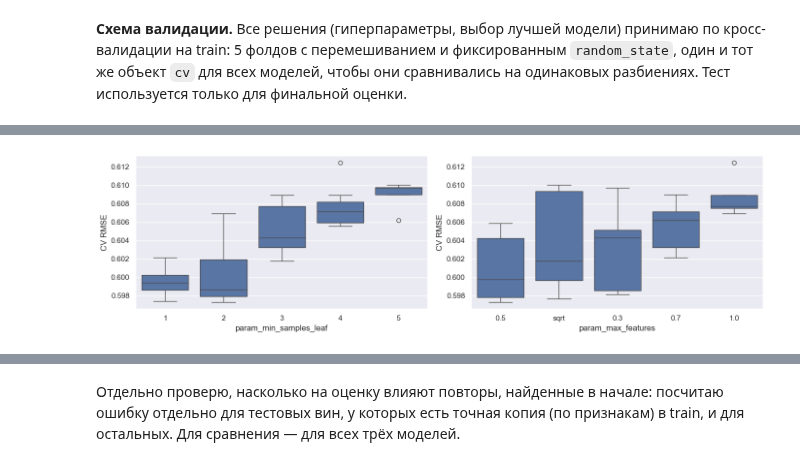
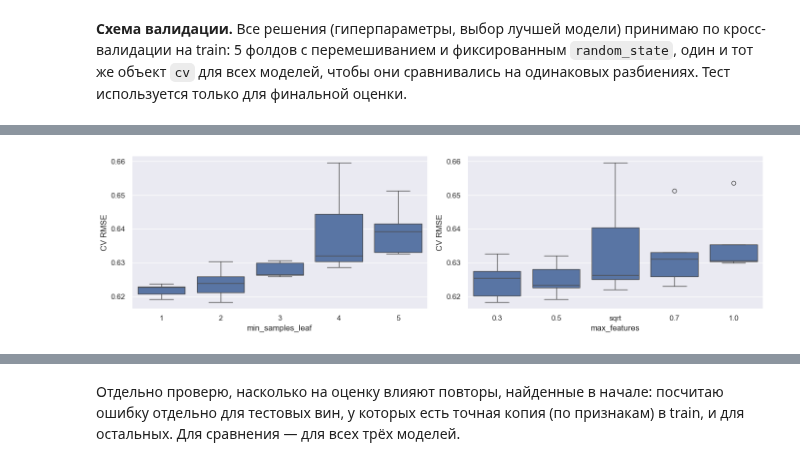
Before and after one commit to gCTRL26/ml_course_mai, a Jupyter notebook: regression/lab01.ipynb, the cells around one changed output, grey strips where cells are left out. Cells and saved outputs as stored; diff of their text form; code cells hidden in the pictures.

```diff
--- a/regression/lab01.ipynb
+++ b/regression/lab01.ipynb
@@ -258,0 +313,7 @@ Text(0.5, 1.0, 'Корреляции между признаками')
+# %%
+skewed = ["residual sugar", "chlorides", "free sulfur dioxide", "total sulfur dioxide", "sulphates"]
+
+pd.DataFrame({
+    "skew до": X_train[skewed].skew(),
+    "skew после log": np.log1p(X_train[skewed]).skew(),
+}).round(2)
@@ -422,20 +553,20 @@ coefs.sort_values("|вес после масштабирования|", ascendin
 # %%
 from sklearn.linear_model import Ridge
-from sklearn.model_selection import RandomizedSearchCV
 from scipy.stats import loguniform
 
-ridge_pipeline = Pipeline([
-    ("scaling", StandardScaler()),
+ridge_pipeline = Pipeline(make_features() + [
+    ("scaling2", StandardScaler()),
     ("regression", Ridge())
 ])
 
 ridge_searcher = RandomizedSearchCV(
     ridge_pipeline,
-    {"regression__alpha": loguniform(1e-3, 1e3)},
+    {"regression__alpha": loguniform(1e-3, 1e4)},
     n_iter=30,
     scoring="neg_root_mean_squared_error",
     cv=cv,
-    random_state=RANDOM_STATE
+    random_state=RANDOM_STATE,
+    n_jobs=-1
 )
 ridge_searcher.fit(X_train, y_train)
 
@@ -447,5 +578,5 @@ plt.scatter(alphas, -ridge_searcher.cv_results_["mean_test_score"])
 plt.xscale("log")
 plt.xlabel("alpha")
 plt.ylabel("CV RMSE")
-plt.title("Ridge: подбор alpha")
+plt.title("Ridge на новых признаках: подбор alpha")
 # %% [output]
@@ -473,15 +728,15 @@ from sklearn.ensemble import RandomForestRegressor
 from scipy.stats import randint
 
 rf_params = {
-    "n_estimators": randint(100, 600),
-    "max_depth": [None, 10, 15, 20, 30],
-    "min_samples_split": randint(2, 11),
-    "min_samples_leaf": randint(1, 6),
-    "max_features": ["sqrt", 0.3, 0.5, 0.7, 1.0],
+    "model__n_estimators": randint(100, 600),
+    "model__max_depth": [None, 10, 15, 20, 30],
+    "model__min_samples_split": randint(2, 11),
+    "model__min_samples_leaf": randint(1, 6),
+    "model__max_features": ["sqrt", 0.3, 0.5, 0.7, 1.0],
 }
 
 rf_searcher = RandomizedSearchCV(
-    RandomForestRegressor(random_state=RANDOM_STATE),
+    Pipeline(make_features() + [("model", RandomForestRegressor(random_state=RANDOM_STATE))]),
     rf_params,
     n_iter=30,
     scoring="neg_root_mean_squared_error",
@@ -499,6 +754,6 @@ Best CV RMSE = 0.5973
 # %%
-rf_cv_results = pd.DataFrame(rf_searcher.cv_results_)
+rf_cv_results = pd.DataFrame(rf_searcher.cv_results_).rename(columns=lambda col: col.replace("param_model__", ""))
 rf_cv_results["CV RMSE"] = -rf_cv_results["mean_test_score"]
 rf_cv_results = rf_cv_results.sort_values("CV RMSE")
-rf_cv_results[["param_n_estimators", "param_max_depth", "param_min_samples_split", "param_min_samples_leaf", "param_max_features", "CV RMSE", "std_test_score"]].head(10)
+rf_cv_results[["n_estimators", "max_depth", "min_samples_split", "min_samples_leaf", "max_features", "CV RMSE", "std_test_score"]].head(10)
 # %% [output]
@@ -516,10 +771,10 @@ rf_cv_results[["param_n_estimators", "param_max_depth", "param_min_samples_split
 # %%
 fig, axs = plt.subplots(figsize=(14, 4), ncols=2)
-sns.boxplot(data=rf_cv_results, x="param_min_samples_leaf", y="CV RMSE", color="C0", ax=axs[0])
-sns.boxplot(data=rf_cv_results, x="param_max_features", y="CV RMSE", color="C0", ax=axs[1])
+sns.boxplot(data=rf_cv_results, x="min_samples_leaf", y="CV RMSE", color="C0", ax=axs[0])
+sns.boxplot(data=rf_cv_results, x="max_features", y="CV RMSE", color="C0", ax=axs[1])
 plt.tight_layout()
 # %% [output]
-[figure, old version]
+[figure, new version]
 # %%
 rf_model = rf_searcher.best_estimator_
 y_pred_rf = rf_model.predict(X_test)
```
Also changed, not shown: parts of 102 cells of this notebook.
